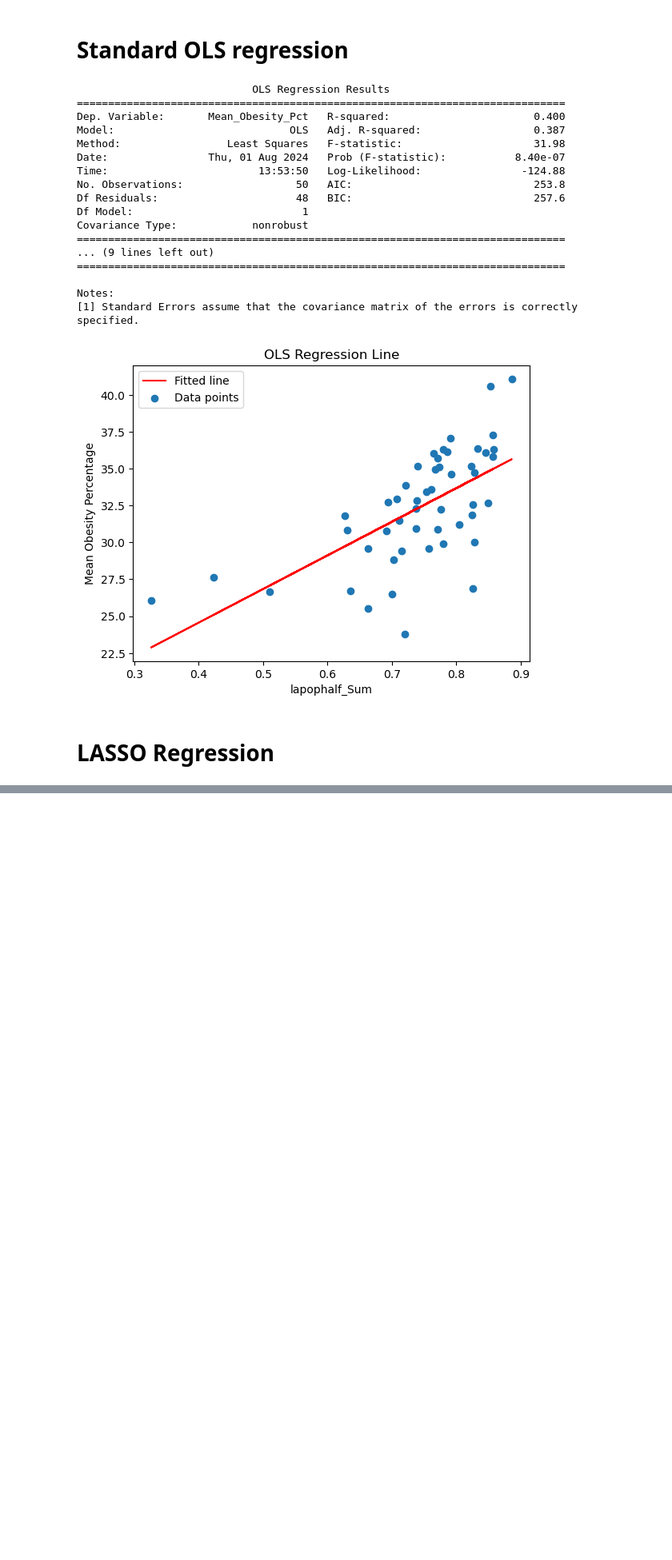
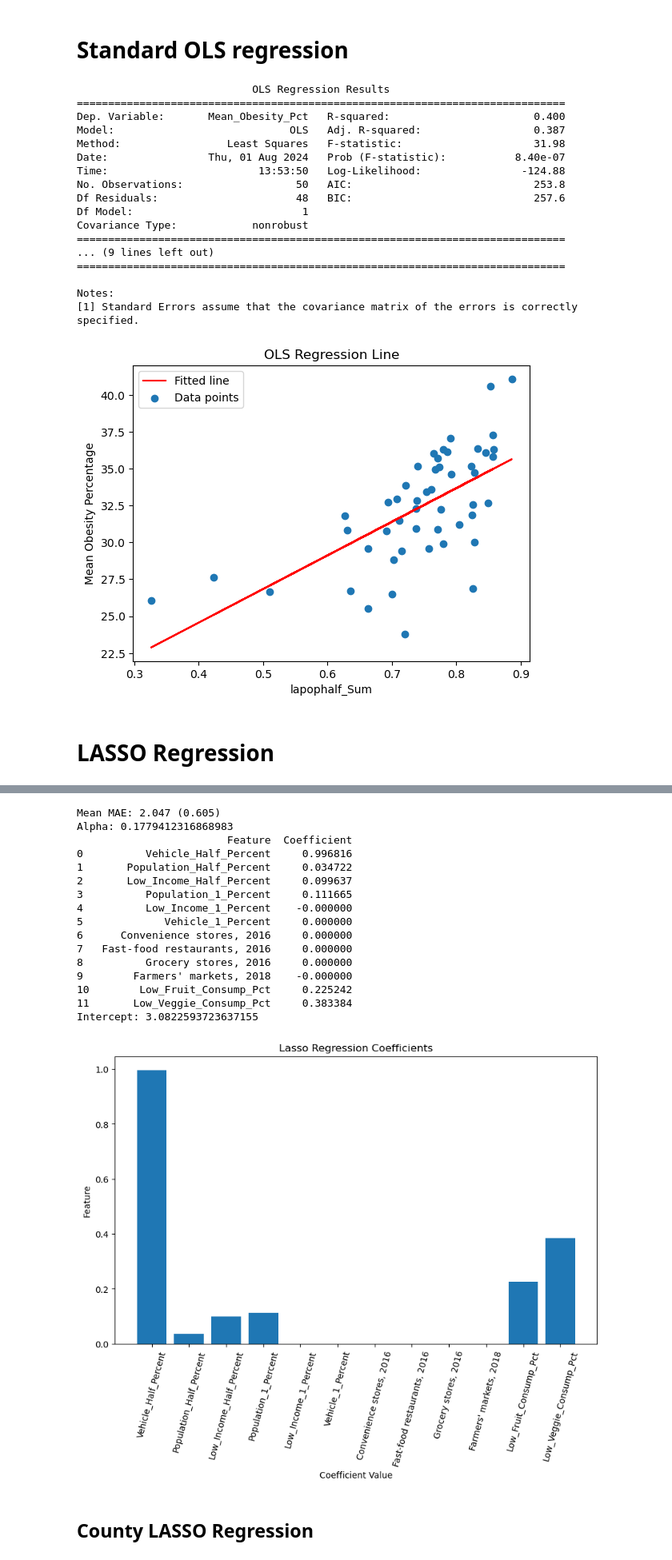
Before and after one commit to aaravdogra/citadel-datathon-2024, a Jupyter notebook: hypothesis-testing/regression.ipynb, the cells around one changed output, grey strips where cells are left out. Shown at 80% size. Saved outputs shown, nothing was run; the diff lists cells and outputs as text; code cells hidden in the pictures; blank space fills up the shorter version.

```diff
--- a/hypothesis-testing/regression.ipynb
+++ b/hypothesis-testing/regression.ipynb
@@ -187,0 +221,72 @@ plt.show()
+# %%
+data = pd.read_csv('../data/data-state-for-processing/modified_state_dataset (1).csv')
+
+food_desert_vars = ['Vehicle_Half_Percent', 'Population_Half_Percent', 'Low_Income_Half_Percent',
+                    'Population_1_Percent', 'Low_Income_1_Percent', 'Vehicle_1_Percent']
+food_swamp_vars = ['Convenience stores, 2016', 'Fast-food restaurants, 2016']
+food_heaven_vars = ['Grocery stores, 2016', 'Farmers\' markets, 2018', 'Low_Fruit_Consump_Pct', 'Low_Veggie_Consump_Pct']
+
+var_set = food_desert_vars + food_swamp_vars + food_heaven_vars
+
+columns_to_scale = [
+    "Convenience stores, 2016",
+    "Farmers' markets, 2018",
+    "Fast-food restaurants, 2016",
+    "Grocery stores, 2016"
+]
+data[columns_to_scale] = data[columns_to_scale] * 100
+# %%
+x_variables = var_set
+data = data.dropna()
+
+X, y = data[x_variables], data["Mean_Obesity_Pct"]
+# define model
+# alpha = 1
+# model = Ridge(alpha)
+# model.fit(X, y)
+
+#cross validation to find the best alpha for the model
+model = LassoCV(cv=5, random_state=42)  # 5-fold cross-validation
+model.fit(X, y)
+
+alpha = model.alpha_
+coefficients = model.coef_
+# intercept = model.intercept_
+
+coef_df = pd.DataFrame({
+    'Feature': x_variables,
+    'Coefficient': coefficients
+})
+
+print(f'Alpha: {alpha}')
+print(coef_df)
+print(f'Intercept: {intercept}')
+# plot results
+
+plt.figure(figsize=(10, 6))
+plt.bar(coef_df['Feature'], coef_df['Coefficient'])
+plt.xlabel('Coefficient Value')
+plt.xticks(rotation=75)
+plt.ylabel('Feature')
+plt.title('Lasso Regression Coefficients')
+plt.show()
+# %% [output]
+Mean MAE: 2.047 (0.605)
+Alpha: 0.1779412316868983
+                        Feature  Coefficient
+0          Vehicle_Half_Percent     0.996816
+1       Population_Half_Percent     0.034722
+2       Low_Income_Half_Percent     0.099637
+3          Population_1_Percent     0.111665
+4          Low_Income_1_Percent    -0.000000
+5             Vehicle_1_Percent     0.000000
+6      Convenience stores, 2016     0.000000
+7   Fast-food restaurants, 2016     0.000000
+8          Grocery stores, 2016     0.000000
+9        Farmers' markets, 2018    -0.000000
+10        Low_Fruit_Consump_Pct     0.225242
+11       Low_Veggie_Consump_Pct     0.383384
+Intercept: 3.0822593723637155
+[figure, added]
+# %% [markdown]
+## County LASSO Regression
```
Also changed, not shown: parts of 16 cells of this notebook, 2 other files.
